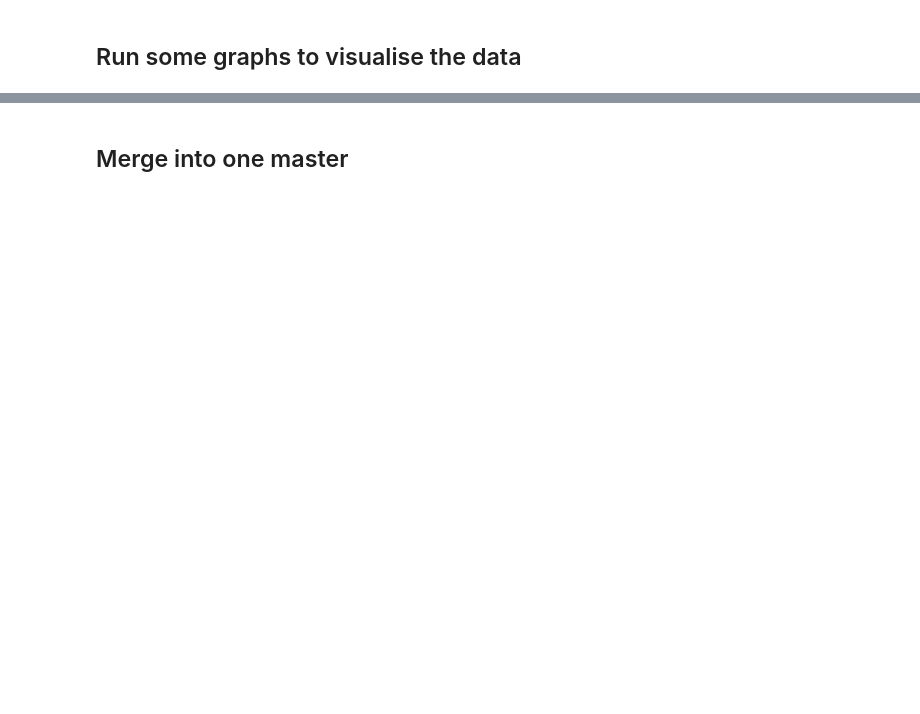
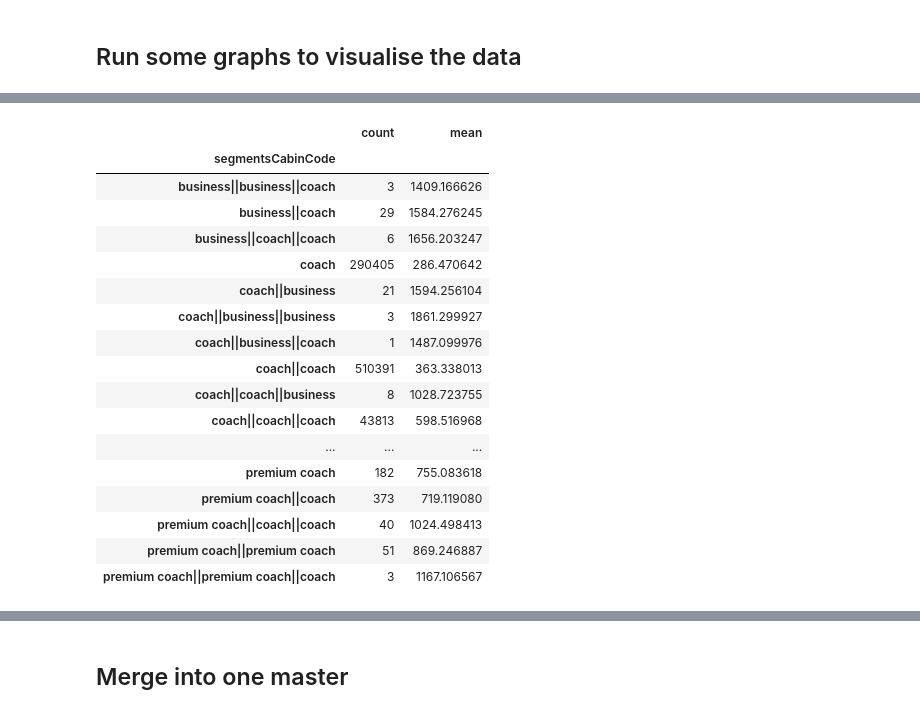
Before and after one commit to raym2828/adv_mla_at3_experimentation, a Jupyter notebook: notebooks/1_tsui_raymond_10701389_Load-Model.ipynb, the cells around one changed output, grey strips where cells are left out. Cells and saved outputs as stored; diff of their text form; code cells hidden in the pictures; blank space fills up the shorter version.

```diff
--- a/notebooks/1_tsui_raymond_10701389_Load-Model.ipynb
+++ b/notebooks/1_tsui_raymond_10701389_Load-Model.ipynb
@@ -358,2 +297,25 @@ df_clean_test_filtered[['segmentsDepartureTimeRaw','segmentsDepartureTimeRaw_hou
+# %%
+# Tabulate the cabin code volume and average total fare
+CabinAvgFare=df_segments.groupby('segmentsCabinCode')['totalFare'].agg(['count','mean'])
+CabinAvgFare
+# %% [output]
+|  | count | mean |
+| segmentsCabinCode |  |  |
+| business||business||coach | 3 | 1409.166626 |
+| business||coach | 29 | 1584.276245 |
+| business||coach||coach | 6 | 1656.203247 |
+| coach | 290405 | 286.470642 |
+| coach||business | 21 | 1594.256104 |
+| coach||business||business | 3 | 1861.299927 |
+| coach||business||coach | 1 | 1487.099976 |
+| coach||coach | 510391 | 363.338013 |
+| coach||coach||business | 8 | 1028.723755 |
+| coach||coach||coach | 43813 | 598.516968 |
+| ... | ... | ... |
+| premium coach | 182 | 755.083618 |
+| premium coach||coach | 373 | 719.119080 |
+| premium coach||coach||coach | 40 | 1024.498413 |
+| premium coach||premium coach | 51 | 869.246887 |
+| premium coach||premium coach||coach | 3 | 1167.106567 |
 # %%
 # visualise segment departure time
```
Also changed, not shown: parts of 19 cells of this notebook.
